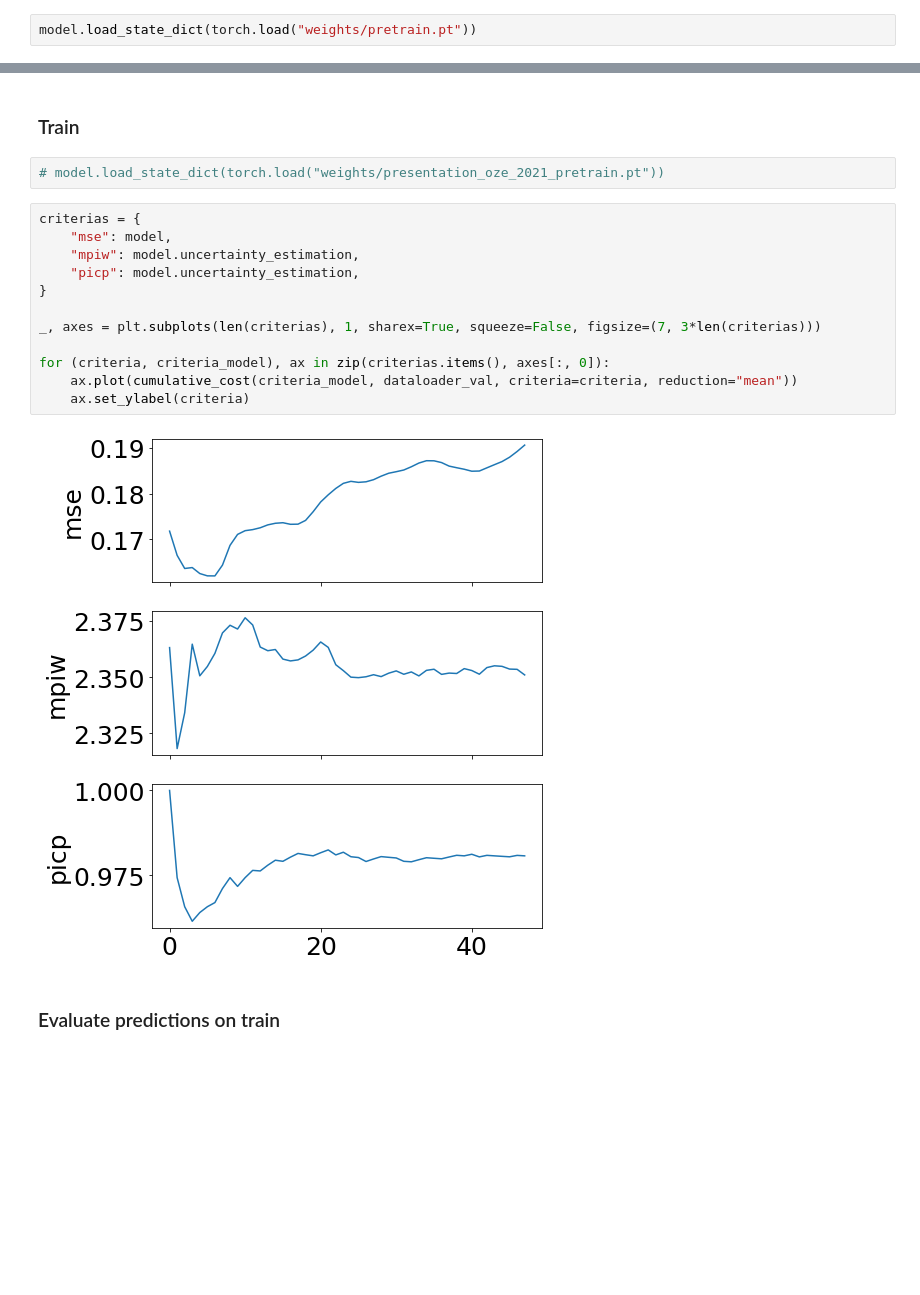
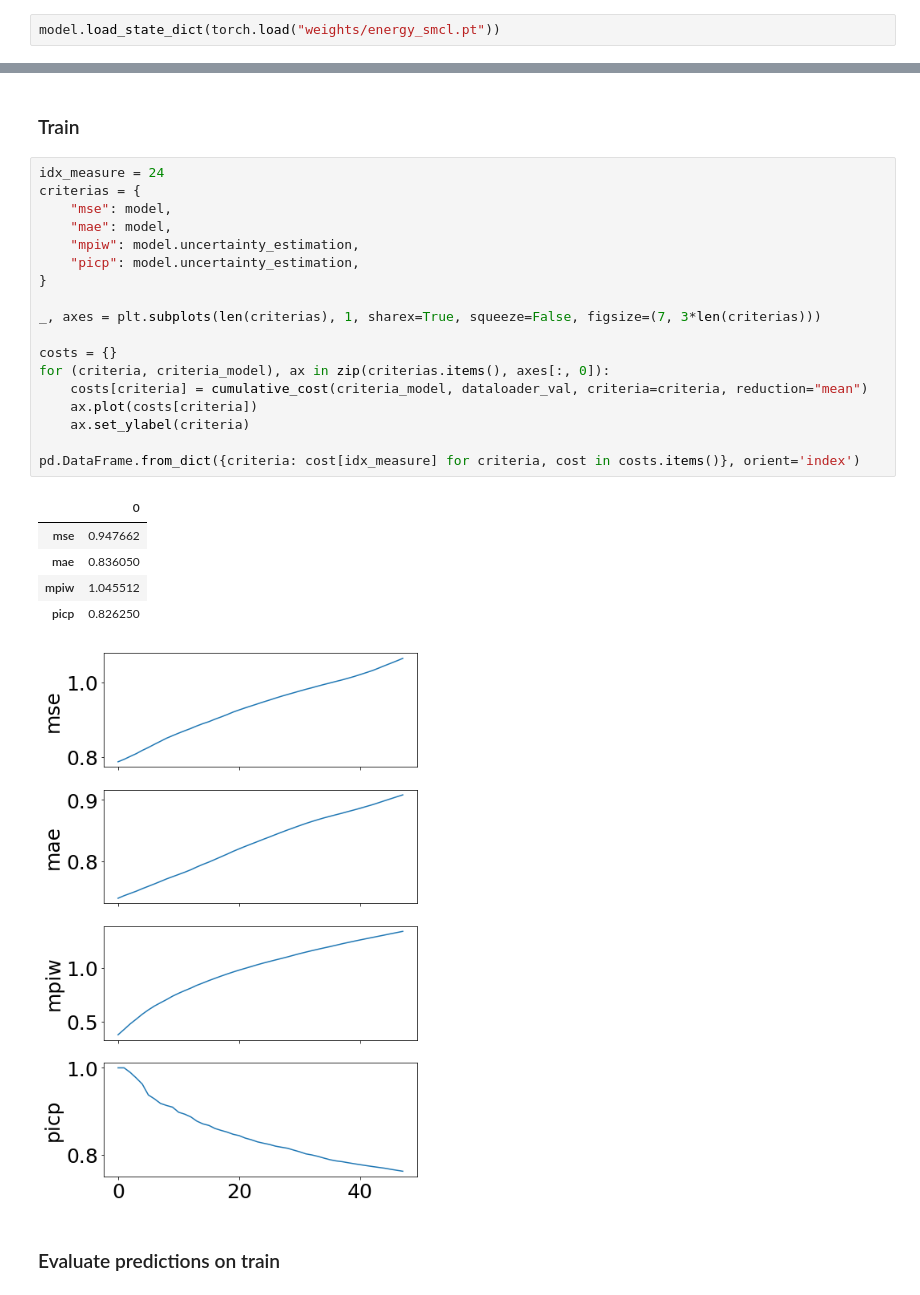
Before and after one commit to maxjcohen/SMCL, a Jupyter notebook: visualize.ipynb, the cells around one changed output, grey strips where cells are left out. Drawn from its saved outputs; the diff is of its cells as text; blank space fills up the shorter version.

```diff
--- a/visualize.ipynb
+++ b/visualize.ipynb
@@ -47,5 +56,5 @@ _ = df[[*OzeDataset.input_columns, *OzeDataset.target_columns]].plot(subplots=Tr
 # %%
-model.load_state_dict(torch.load("weights/pretrain.pt"))
+model.load_state_dict(torch.load("weights/energy_smcl.pt"))
 # %% [output]
 <All keys matched successfully>
 # %% [markdown]
@@ -59,21 +68,30 @@ plot_predictions(model, dataloader_val.dataset)
 # %% [markdown]
 ### Train
-# %%
-# model.load_state_dict(torch.load("weights/presentation_oze_2021_pretrain.pt"))
 # %%
+idx_measure = 24
 criterias = {
     "mse": model,
+    "mae": model,
     "mpiw": model.uncertainty_estimation,
     "picp": model.uncertainty_estimation,
 }
 
 _, axes = plt.subplots(len(criterias), 1, sharex=True, squeeze=False, figsize=(7, 3*len(criterias)))
 
+costs = {}
 for (criteria, criteria_model), ax in zip(criterias.items(), axes[:, 0]):
-    ax.plot(cumulative_cost(criteria_model, dataloader_val, criteria=criteria, reduction="mean"))
+    costs[criteria] = cumulative_cost(criteria_model, dataloader_val, criteria=criteria, reduction="mean")
+    ax.plot(costs[criteria])
     ax.set_ylabel(criteria)
+
+pd.DataFrame.from_dict({criteria: cost[idx_measure] for criteria, cost in costs.items()}, orient='index')
 # %% [output]
+|  | 0 |
+| mse | 0.947662 |
+| mae | 0.836050 |
+| mpiw | 1.045512 |
+| picp | 0.826250 |
-[figure, old version]
+[figure, new version]
 # %% [markdown]
 ### Evaluate predictions on train
 # %%
```
Also changed, not shown: parts of 9 cells of this notebook, 1 other file.
